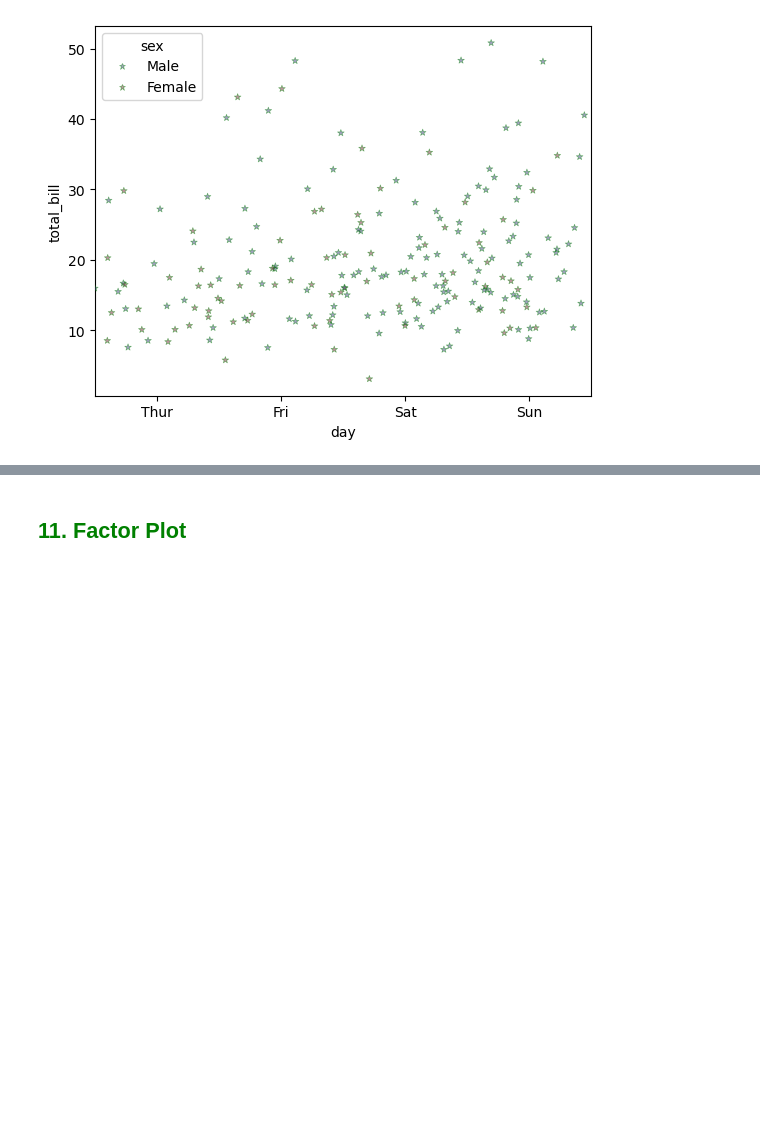
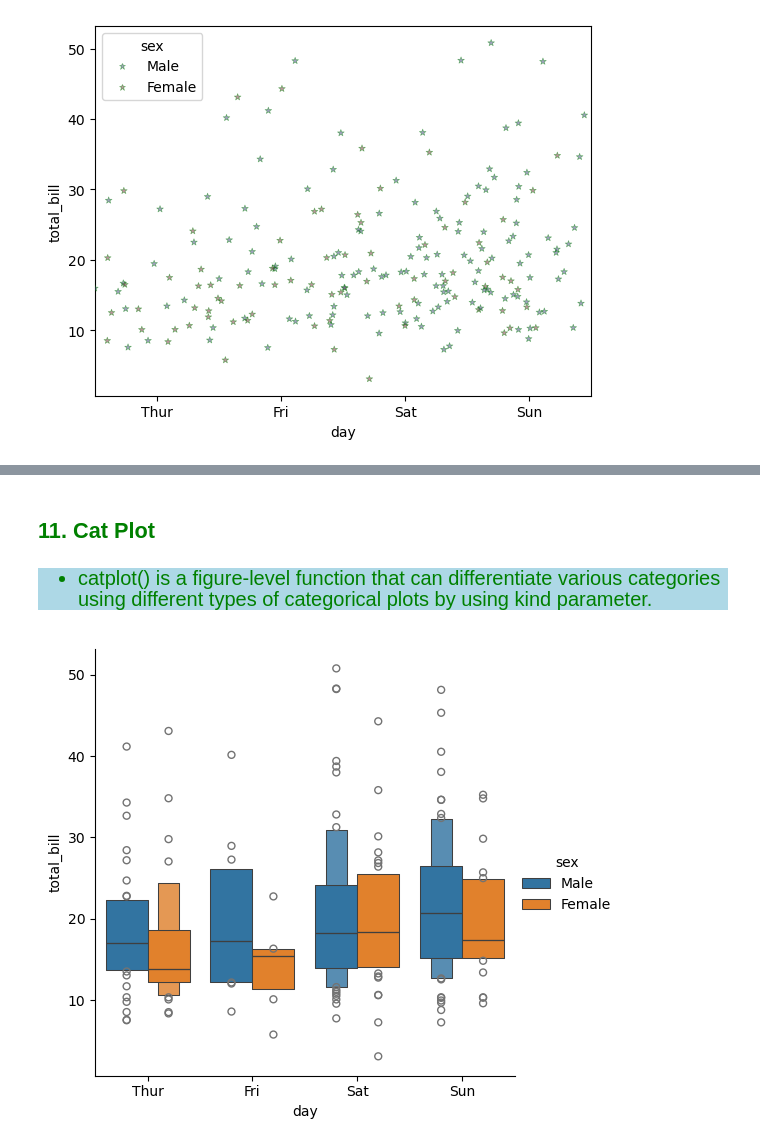
Before and after one commit to Kartika-Nidhi/Libraries_for_DS, a Jupyter notebook: Seaborn.ipynb, the cells around one changed output, grey strips where cells are left out. Saved outputs shown, nothing was run; the diff lists cells and outputs as text; code cells hidden in the pictures; blank space fills up the shorter version.

Commit message:
Added catplot in seaborn notes

```diff
--- a/Seaborn.ipynb
+++ b/Seaborn.ipynb
@@ -304,4 +304,16 @@ plt.show()
 # %% [markdown]
 <div>
 # %% [markdown]
-<h2 style = "color:green">11. Factor Plot
+<h2 style = "color:green">11. Cat Plot
+# %% [markdown]
+<div style = "background-color:lightblue; color:green; font-size:20px">
+<ul>
+<li>catplot() is a figure-level function that can differentiate various categories using different types of categorical plots by using kind parameter.
+</ul>
+</div>
+# %%
+sns.catplot(x ='day',y = 'total_bill', data = data, kind = 'boxen', hue = 'sex')
+#kind = box, strip, swarm, violin,bar, point, count, boxen
+plt.show()
+# %% [output]
+[figure, added]
```
